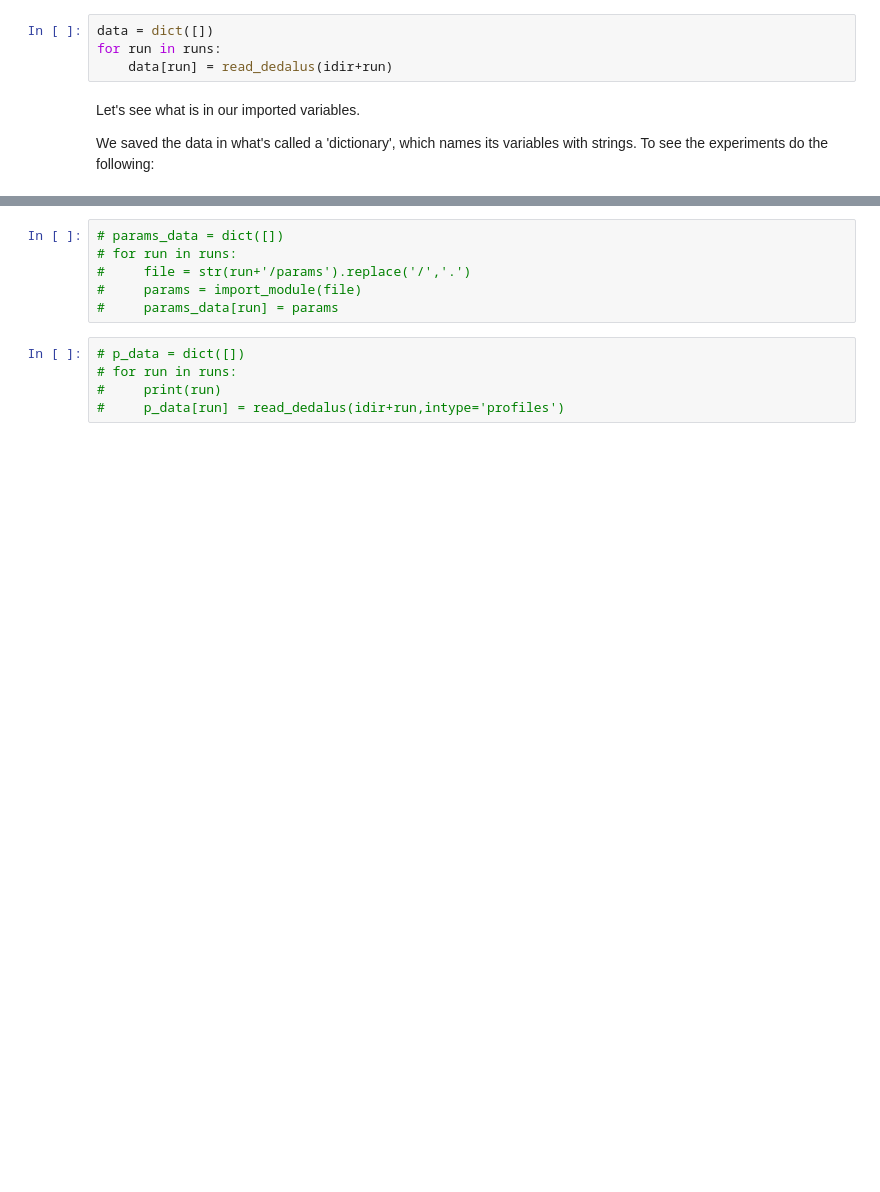
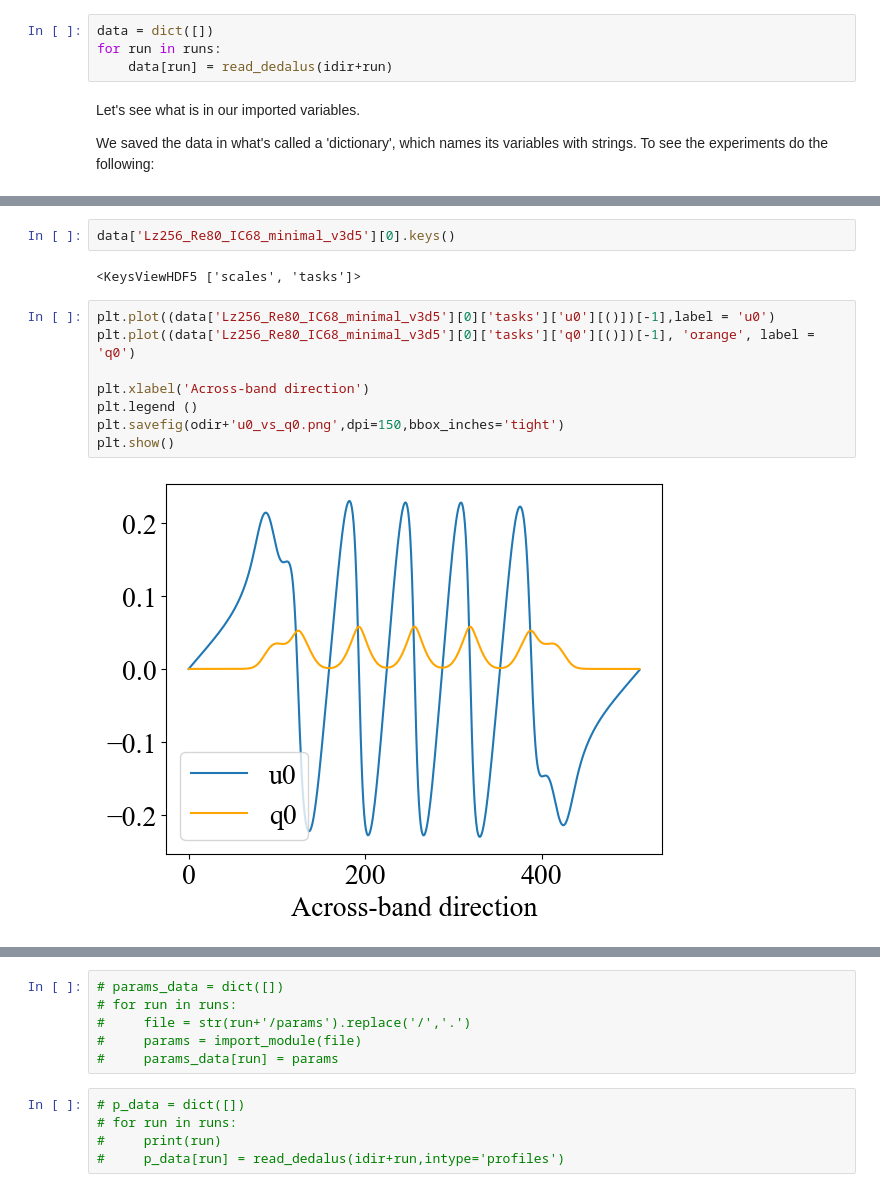
Before and after one commit to adamrattigan1-glitch/Rscam-Project, a Jupyter notebook: 1D_MWF/Plot_1D_MWF.ipynb, the cells around one changed output, grey strips where cells are left out. Drawn from its saved outputs; the diff is of its cells as text; blank space fills up the shorter version.

```diff
--- a/1D_MWF/Plot_1D_MWF.ipynb
+++ b/1D_MWF/Plot_1D_MWF.ipynb
@@ -164,6 +164,20 @@ Lz256_Re64_IC68_minimal_v3d5
 [<HDF5 file "snapshots_s1.h5" (mode r)>]
 <KeysViewHDF5 ['constant', 'iteration', 'kz', 'sim_time', 'timestep', 'wall_time', 'world_time', 'write_number', 'z']>
 <KeysViewHDF5 ['q0', 'q1', 'u0', 'u1', 'v1', 'w1', 'zeta']>
+# %%
+data['Lz256_Re80_IC68_minimal_v3d5'][0].keys()
+# %% [output]
+<KeysViewHDF5 ['scales', 'tasks']>
+# %%
+plt.plot((data['Lz256_Re80_IC68_minimal_v3d5'][0]['tasks']['u0'][()])[-1],label = 'u0')
+plt.plot((data['Lz256_Re80_IC68_minimal_v3d5'][0]['tasks']['q0'][()])[-1], 'orange', label = 'q0')
+
+plt.xlabel('Across-band direction')
+plt.legend ()
+plt.savefig(odir+'u0_vs_q0.png',dpi=150,bbox_inches='tight')
+plt.show()
+# %% [output]
+[figure, added]
 # %%
 for run in data:
     print(run)
```
Also changed, not shown: parts of 8 cells of this notebook, 46 other files.
